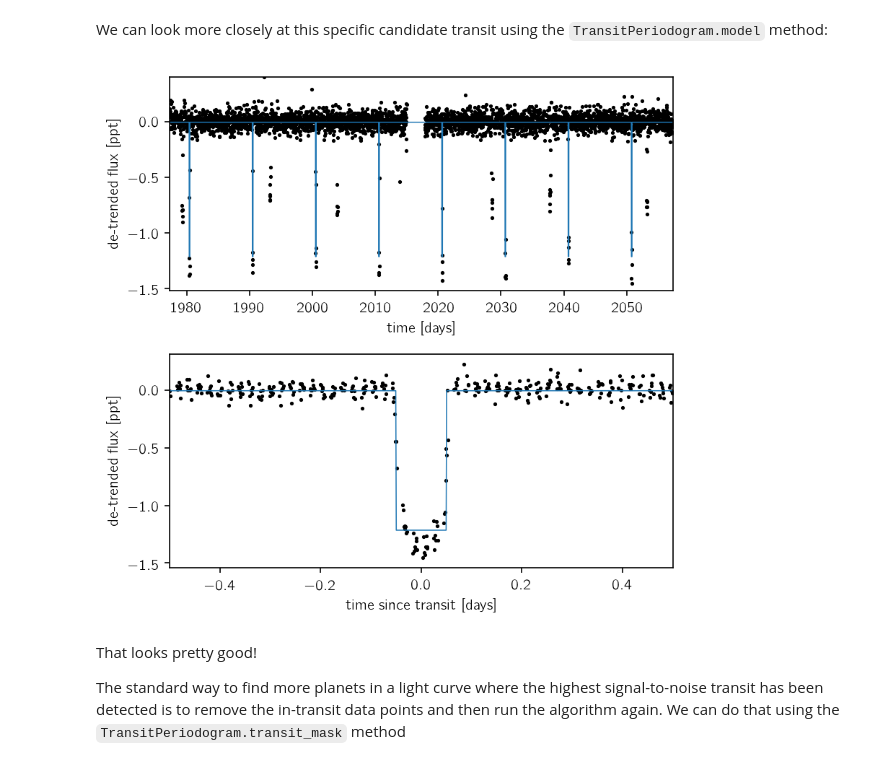
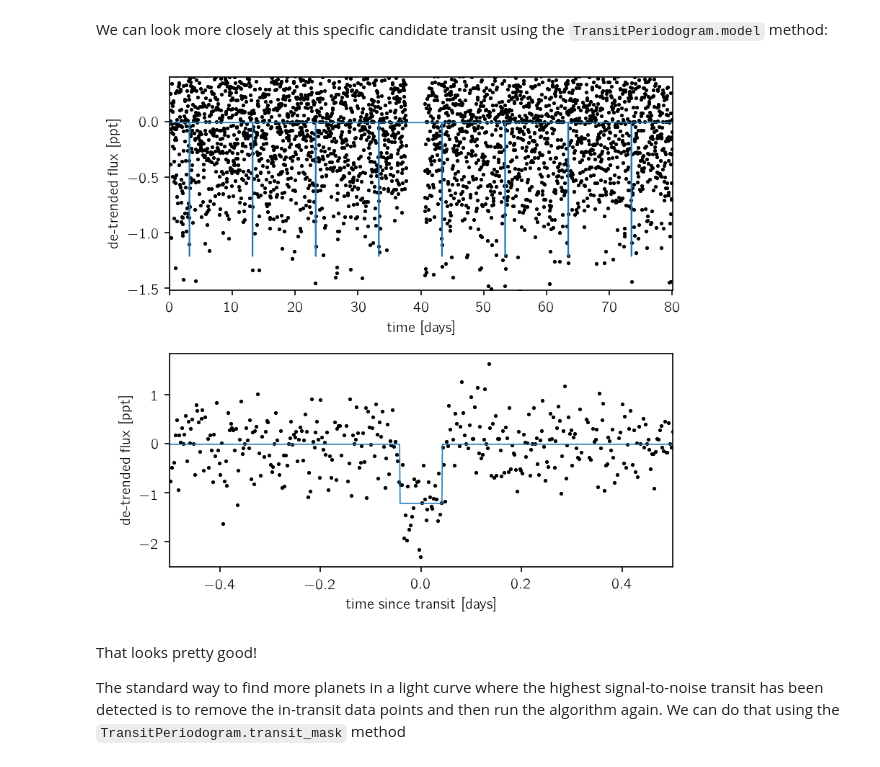
Before and after one commit to dfm/bls.py, a Jupyter notebook: refactor.ipynb, the cells around one changed output. Drawn from its saved outputs; the diff is of its cells as text; code cells hidden in the pictures.

```diff
--- a/refactor.ipynb
+++ b/refactor.ipynb
@@ -38,7 +38,7 @@ for b in [1, 2, 3, 4, 5, 6, 7, 8, 9, 11, 12, 13, 14, 16, 17]:
 
 t = np.ascontiguousarray(t[m] - t[m].min(), dtype=np.float64)
 y = np.ascontiguousarray(y[m], dtype=np.float64)
-y = (y / np.median(y) - 1)*1e3
+y = (y / np.median(y) - 1)*1e3 + 0.5 * np.random.randn(len(y))
 
 # t = np.append(t, t + t.max() + t[1] - t[0])
 # y = np.append(y, y[::-1])
@@ -84,6 +119,31 @@ max_n = int(np.round((t.max() - t.min()) / (2*db)))
 min_n = int(np.round(2.0 / db))
 period_ints = np.arange(min_n, max_n)
 periods = db * period_ints
+
+def tree_bls(t, y, yerr, min_period, max_period, durations, oversample):
+    db = durations.min() / oversample
+    min_n = int(np.round(min_period / db))
+    max_n = int(np.round(max_period / db))
+    period_ints = np.arange(min_n, max_n)
+    periods = db * period_ints
+
+    model = BLS(t, y, yerr)
+
+    strt = 0
+    end = len(periods)
+    delta = 50
+    while delta > 1:
+        grid = periods[strt:end:delta]
+
+        tau = min(0.5*grid[0], 5*(grid[1] - grid[0]))
+        results = model.power(grid, tau, oversample=oversample)
+        ind = strt + delta * np.argmax(results.power)
+
+        strt = ind // 2
+        end = ind * 2
+        delta = delta // 2
+
+    return model, model.power(periods[strt:end], durations, oversample=oversample)
 
 def slow_bls(t, y, yerr, periods, durations, oversample):
     durations = np.linspace(0.05, 0.2, 10)
@@ -179,7 +246,8 @@ First, the user must select a set of durations to test (in the same units as the
 # %%
 from bls import BLS
 durations = np.linspace(0.05, 0.2, 10)
-model = BLS(t, y_filt, yerr)
-results = model.autopower(durations)
+model, results = tree_bls(t, y_filt, yerr, 1.0, 40.0, durations, 10)
+# model = BLS(t, y_filt, yerr)
+# results = model.autopower(durations)
 print(results)
 # %% [output]
@@ -358,37 +377,37 @@ We can look more closely at this specific candidate transit using the `TransitPe
 index = np.argmax(results.power)
 period = results.period[index]
 t0 = results.transit_time[index]
 duration = results.duration[index]
 
 fig, axes = plt.subplots(2, 1, figsize=(6, 6))
 fig.subplots_adjust(hspace=0.3)
 
 # Plot the light curve and best-fit model
 ax = axes[0]
 ax.plot(t, y_filt, ".k", ms=3)
 x = np.linspace(t.min(), t.max(), 3*len(t))
 f = model.model(x, period, duration, t0)
 ax.plot(x, f, lw=0.75)
-ax.set_xlim(t.min().value, t.max().value)
+ax.set_xlim(t.min(), t.max())
 ax.set_ylim(-1.52, 0.4)
 ax.set_xlabel("time [days]")
 ax.set_ylabel("de-trended flux [ppt]");
 
 # Plot the folded data points within 0.5 days of the transit time
 ax = axes[1]
 x = (t - t0 + 0.5*period) % period - 0.5*period
-m = np.abs(x) < 0.5 * u.day
+m = np.abs(x) < 0.5
 ax.plot(x[m], y_filt[m], ".k", ms=3)
 
 # Over-plot the best fit model
-x = np.linspace(-0.5, 0.5, 1000) * u.day
+x = np.linspace(-0.5, 0.5, 1000)
 f = model.model(x + t0, period, duration, t0)
 ax.plot(x, f, lw=0.75)
 ax.set_xlim(-0.5, 0.5)
 ax.set_xlabel("time since transit [days]")
 ax.set_ylabel("de-trended flux [ppt]");
 # %% [output]
-[figure, old version]
+[figure, new version]
 # %% [markdown]
 That looks pretty good!
 
```
Also changed, not shown: parts of 31 cells of this notebook, 4 other files.
